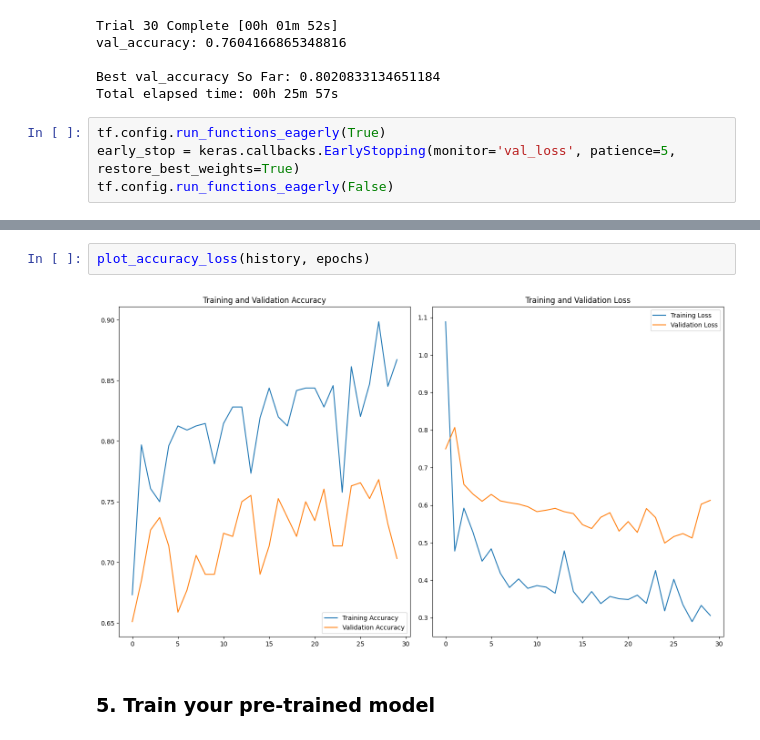
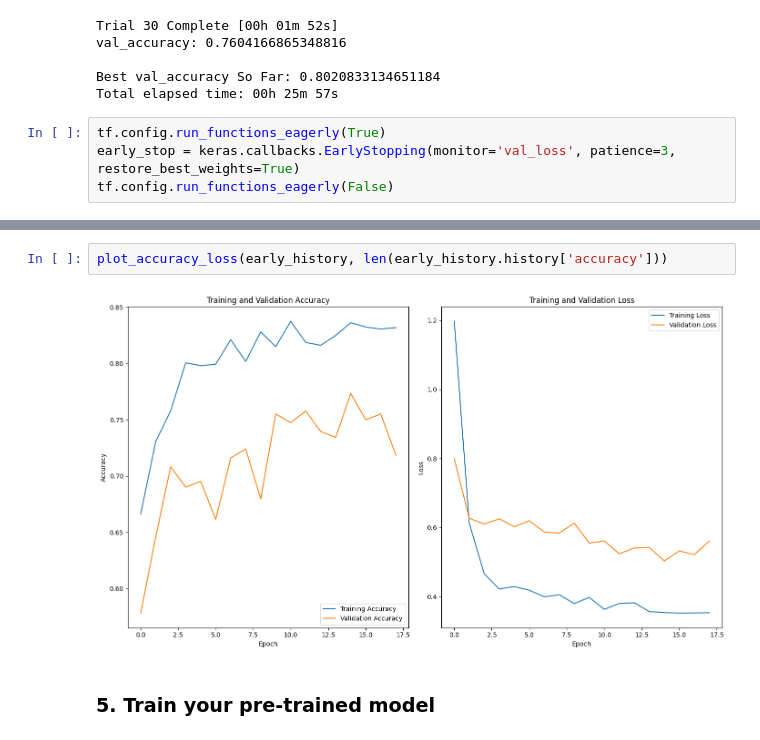
Before and after one commit to marcinjedrych/Project-AI, a Jupyter notebook: Task 3.ipynb, the cells around one changed output, grey strips where cells are left out. Saved outputs shown, nothing was run; the diff lists cells and outputs as text.

```diff
--- a/Task 3.ipynb
+++ b/Task 3.ipynb
@@ -284,7 +284,7 @@ Best val_accuracy So Far: 0.8020833134651184
 Total elapsed time: 00h 25m 57s
 # %%
 tf.config.run_functions_eagerly(True)
-early_stop = keras.callbacks.EarlyStopping(monitor='val_loss', patience=5, restore_best_weights=True)
+early_stop = keras.callbacks.EarlyStopping(monitor='val_loss', patience=3, restore_best_weights=True)
 tf.config.run_functions_eagerly(False)
 # %%
 # ADD OPTIMAL PARAMETERS
@@ -352,6 +350,6 @@ Best validation loss: 0.5220471024513245
 # %%
-plot_accuracy_loss(history, epochs)
+plot_accuracy_loss(early_history, len(early_history.history['accuracy']))
 # %% [output]
-[figure, old version]
+[figure, new version]
 # %% [markdown]
 ### 5. Train your pre-trained model
```
Also changed, not shown: parts of 14 cells of this notebook, 2 other files.
